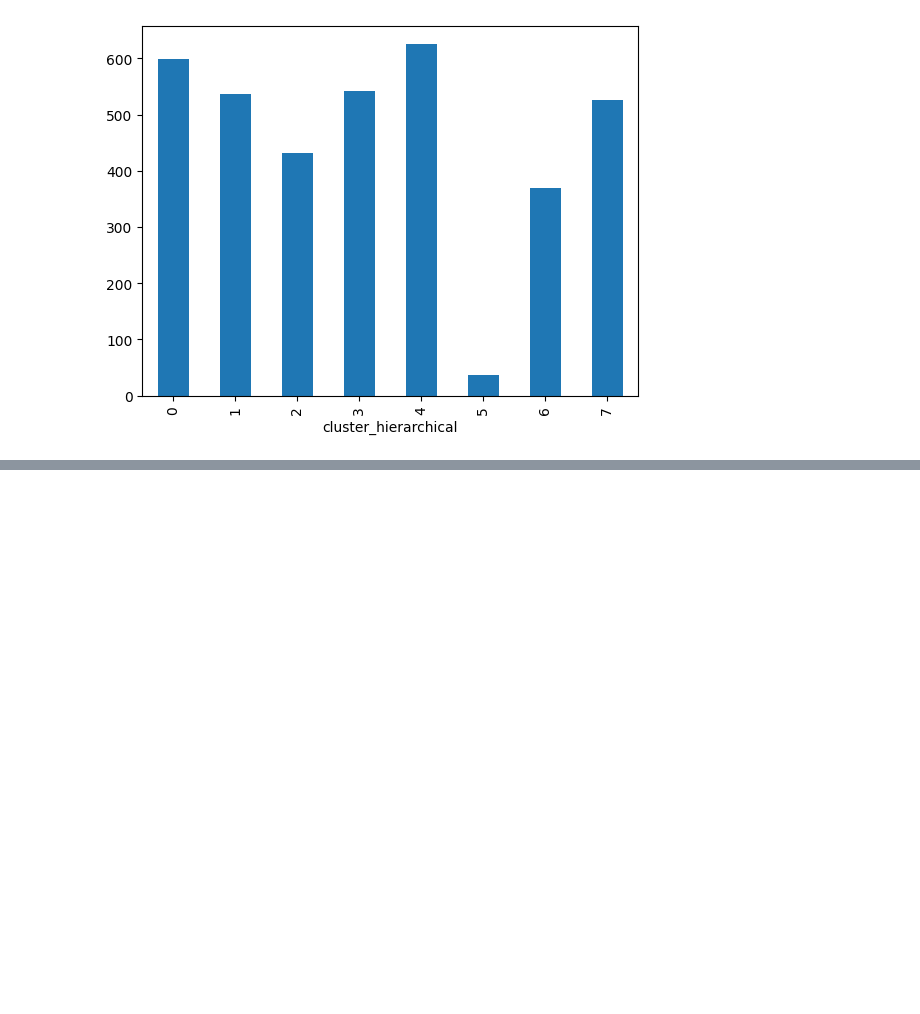
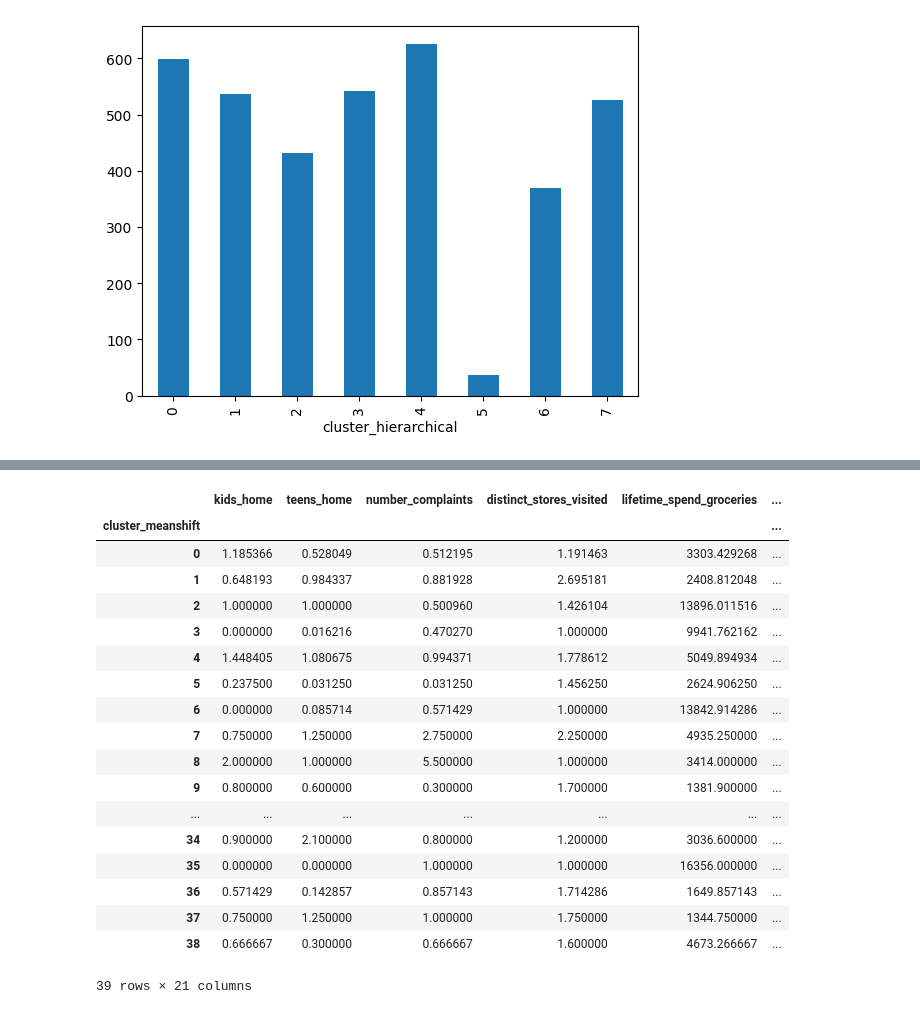
Before and after one commit to mitoma10110/ML2_Project, a Jupyter notebook: jo_notebook.ipynb, the cells around one changed output, grey strips where cells are left out. Saved outputs shown, nothing was run; the diff lists cells and outputs as text; code cells hidden in the pictures; blank space fills up the shorter version.

```diff
--- a/jo_notebook.ipynb
+++ b/jo_notebook.ipynb
@@ -428,0 +520,22 @@ plt.show()
+# %%
+sample_pp.groupby(['cluster_meanshift']).mean()
+# %% [output]
+|  | kids_home | teens_home | number_complaints | distinct_stores_visited | lifetime_spend_groceries | ... |
+| cluster_meanshift |  |  |  |  |  | ... |
+| 0 | 1.185366 | 0.528049 | 0.512195 | 1.191463 | 3303.429268 | ... |
+| 1 | 0.648193 | 0.984337 | 0.881928 | 2.695181 | 2408.812048 | ... |
+| 2 | 1.000000 | 1.000000 | 0.500960 | 1.426104 | 13896.011516 | ... |
+| 3 | 0.000000 | 0.016216 | 0.470270 | 1.000000 | 9941.762162 | ... |
+| 4 | 1.448405 | 1.080675 | 0.994371 | 1.778612 | 5049.894934 | ... |
+| 5 | 0.237500 | 0.031250 | 0.031250 | 1.456250 | 2624.906250 | ... |
+| 6 | 0.000000 | 0.085714 | 0.571429 | 1.000000 | 13842.914286 | ... |
+| 7 | 0.750000 | 1.250000 | 2.750000 | 2.250000 | 4935.250000 | ... |
+| 8 | 2.000000 | 1.000000 | 5.500000 | 1.000000 | 3414.000000 | ... |
+| 9 | 0.800000 | 0.600000 | 0.300000 | 1.700000 | 1381.900000 | ... |
+| ... | ... | ... | ... | ... | ... | ... |
+| 34 | 0.900000 | 2.100000 | 0.800000 | 1.200000 | 3036.600000 | ... |
+| 35 | 0.000000 | 0.000000 | 1.000000 | 1.000000 | 16356.000000 | ... |
+| 36 | 0.571429 | 0.142857 | 0.857143 | 1.714286 | 1649.857143 | ... |
+| 37 | 0.750000 | 1.250000 | 1.000000 | 1.750000 | 1344.750000 | ... |
+| 38 | 0.666667 | 0.300000 | 0.666667 | 1.600000 | 4673.266667 | ... |
+39 rows × 21 columns
```
Also changed, not shown: parts of 15 cells of this notebook, 1 other file.
